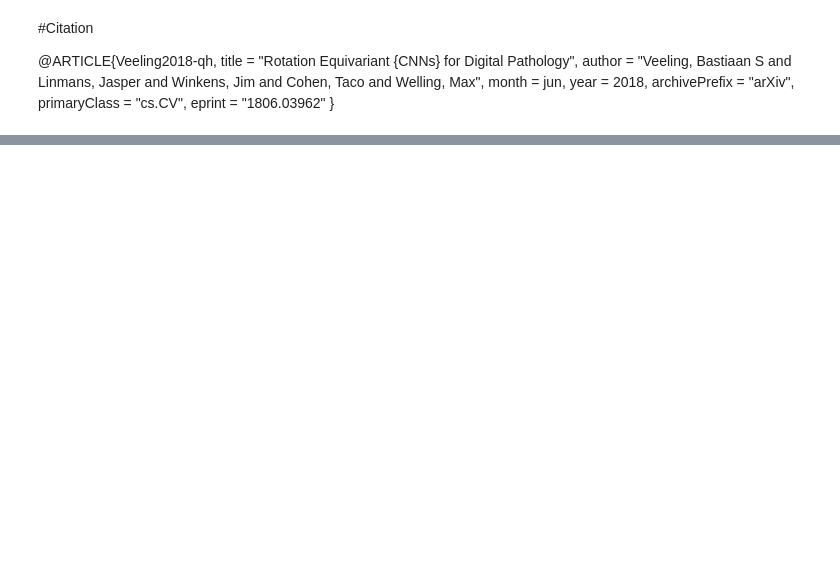
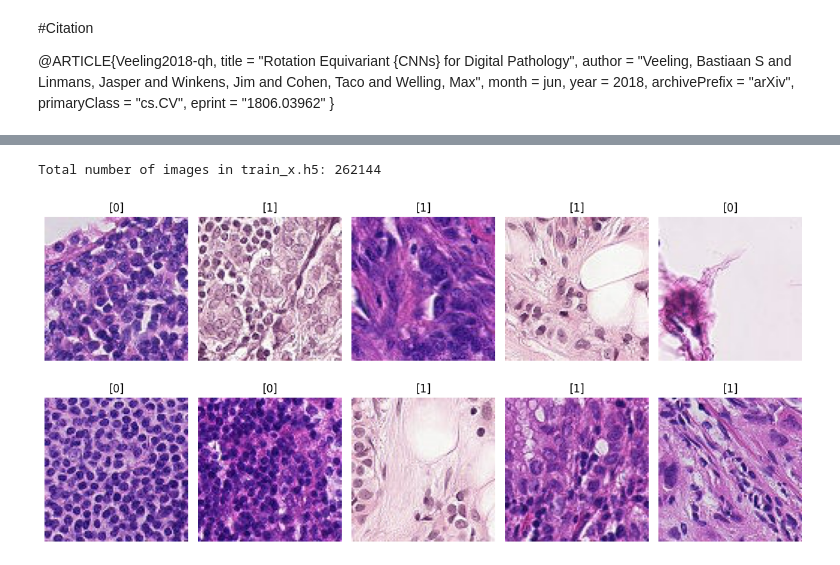
Before and after one commit to Rossette-46/Pcam, a Jupyter notebook: Pcam.ipynb, the cells around one changed output, grey strips where cells are left out. Cells and saved outputs as stored; diff of their text form; code cells hidden in the pictures; blank space fills up the shorter version.

```diff
--- a/Pcam.ipynb
+++ b/Pcam.ipynb
@@ -27,3 +32,37 @@ import gc
+# %%
+#file path
+file_path_x = '/content/drive/My Drive/patch/camelyonpatch_level_2_split_train_x.h5'
+file_path_y = '/content/drive/My Drive/patch/camelyonpatch_level_2_split_train_y.h5'
+# %%
+# Number of images in training dataset
+with h5py.File(file_path_x, 'r') as data_file:
+    num_images = len(data_file['x'])  # Get the length of the dataset 'x'
+
+print(f'Total number of images in train_x.h5: {num_images}')
+# %% [output]
+Total number of images in train_x.h5: 262144
+# %%
+
+# Open the h5 files
+with h5py.File(file_path_x, 'r') as data_file_x, h5py.File(file_path_y, 'r') as data_file_y:
+    data_x = data_file_x['x'][:10]  # Load only the first 10 images
+    data_y = data_file_y['y'][:10]  # Load corresponding labels
+
+# Display the loaded images along with their labels
+num_images_to_display = len(data_x)
+
+plt.figure(figsize=(12, 6))
+for i in range(num_images_to_display):
+    plt.subplot(2, 5, i + 1)
+    plt.imshow(data_x[i])
+    plt.axis('off')
+    label_value = data_y[i][0][0]
+    plt.title(f"{label_value}")
+
+plt.tight_layout()
+plt.show()
+# %% [output]
+[figure, added]
 # %%
 # Function to load data in batches
 def load_data_in_batches(file_path_x, file_path_y, batch_size):
```
Also changed, not shown: parts of 5 cells of this notebook.
